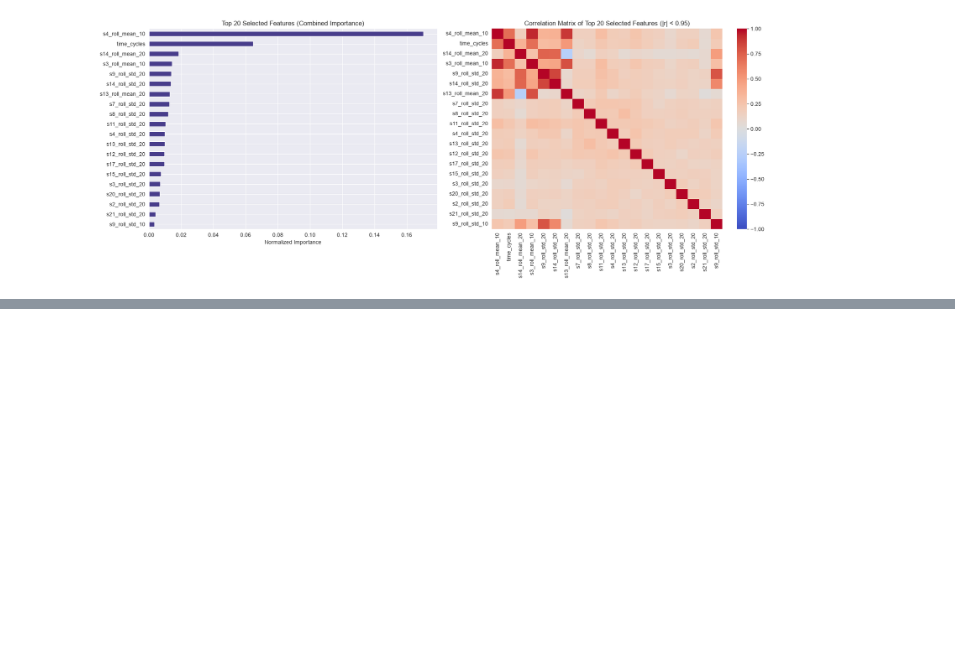
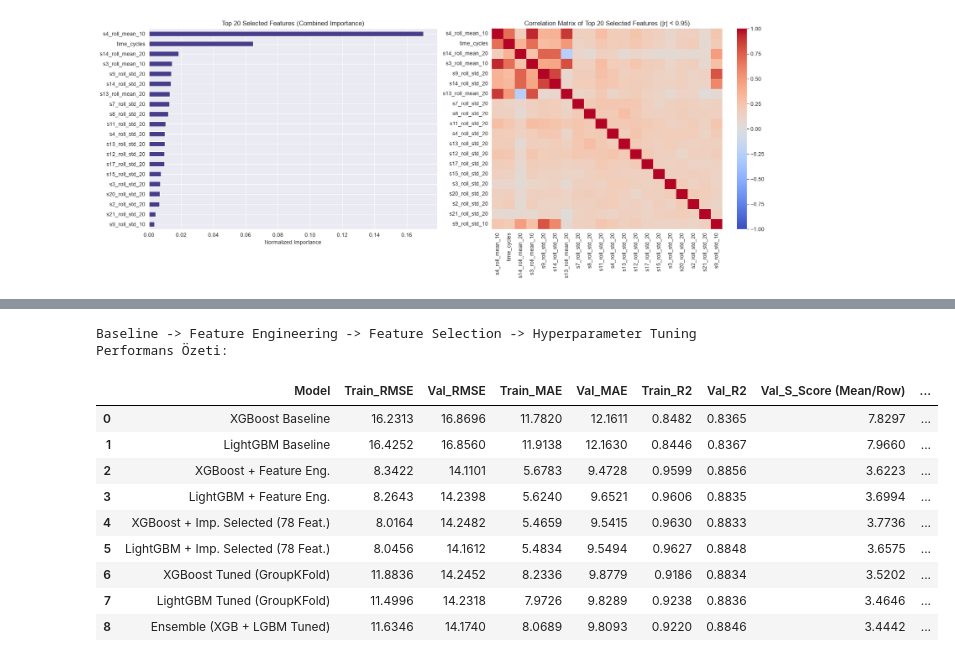
Before and after one commit to elifesin/predictive-maintenance, a Jupyter notebook: notebooks/_eda.ipynb, the cells around one changed output, grey strips where cells are left out. Drawn from its saved outputs; the diff is of its cells as text; code cells hidden in the pictures; blank space fills up the shorter version.

```diff
--- a/notebooks/_eda.ipynb
+++ b/notebooks/_eda.ipynb
@@ -681,0 +754,62 @@ plt.show()
+# %%
+# Optimize Edilmiş (Tuned) Modellerin Validation Performansı ve Ensemble (XGB + LGBM Ortalama)
+xgb_tuned = xgb_search.best_estimator_
+lgbm_tuned = lgbm_search.best_estimator_
+
+xgb_tuned_metrics, xgb_tuned_val_preds = evaluate_rul_model(
+    "XGBoost Tuned (GroupKFold)", xgb_tuned, X_train_imp78, y_train_fe, X_val_imp78, y_val_fe, val_fe
+)
+lgbm_tuned_metrics, lgbm_tuned_val_preds = evaluate_rul_model(
+    "LightGBM Tuned (GroupKFold)", lgbm_tuned, X_train_imp78, y_train_fe, X_val_imp78, y_val_fe, val_fe
+)
+
+# İki güçlü modelin tahmin ortalaması (Blending / Ensemble)
+ens_train_preds = 0.5 * np.clip(xgb_tuned.predict(X_train_imp78), 0, 125) + 0.5 * np.clip(lgbm_tuned.predict(X_train_imp78), 0, 125)
+ens_val_preds = 0.5 * xgb_tuned_val_preds + 0.5 * lgbm_tuned_val_preds
+
+ens_s_total, ens_s_mean = nasa_s_score(y_val_fe, ens_val_preds)
+val_temp_ens = val_fe[["engine_id", "time_cycles"]].copy()
+val_temp_ens["y_true"] = y_val_fe.values
+val_temp_ens["y_pred"] = ens_val_preds
+last_ens = val_temp_ens.sort_values("time_cycles").groupby("engine_id").last()
+ens_last_s, _ = nasa_s_score(last_ens["y_true"], last_ens["y_pred"])
+
+ensemble_metrics = {
+    "Model": "Ensemble (XGB + LGBM Tuned)",
+    "Train_RMSE": round(root_mean_squared_error(y_train_fe, ens_train_preds), 4),
+    "Val_RMSE": round(root_mean_squared_error(y_val_fe, ens_val_preds), 4),
+    "Train_MAE": round(mean_absolute_error(y_train_fe, ens_train_preds), 4),
+    "Val_MAE": round(mean_absolute_error(y_val_fe, ens_val_preds), 4),
+    "Train_R2": round(r2_score(y_train_fe, ens_train_preds), 4),
+    "Val_R2": round(r2_score(y_val_fe, ens_val_preds), 4),
+    "Val_S_Score (Mean/Row)": round(ens_s_mean, 4),
+    "Val_S_Score (Total)": round(ens_s_total, 2),
+    "Last_Cycle_S_Score": round(ens_last_s, 2),
+}
+
+final_comparison_df = pd.DataFrame([
+    xgb_metrics,
+    lgbm_metrics,
+    xgb_fe_metrics,
+    lgbm_fe_metrics,
+    xgb_imp78_metrics,
+    lgbm_imp78_metrics,
+    xgb_tuned_metrics,
+    lgbm_tuned_metrics,
+    ensemble_metrics
+])
+
+print("Baseline -> Feature Engineering -> Feature Selection -> Hyperparameter Tuning Performans Özeti:")
+display(final_comparison_df)
+# %% [output]
+Baseline -> Feature Engineering -> Feature Selection -> Hyperparameter Tuning Performans Özeti:
+|  | Model | Train_RMSE | Val_RMSE | Train_MAE | Val_MAE | Train_R2 | Val_R2 | Val_S_Score (Mean/Row) | ... |
+| 0 | XGBoost Baseline | 16.2313 | 16.8696 | 11.7820 | 12.1611 | 0.8482 | 0.8365 | 7.8297 | ... |
+| 1 | LightGBM Baseline | 16.4252 | 16.8560 | 11.9138 | 12.1630 | 0.8446 | 0.8367 | 7.9660 | ... |
+| 2 | XGBoost + Feature Eng. | 8.3422 | 14.1101 | 5.6783 | 9.4728 | 0.9599 | 0.8856 | 3.6223 | ... |
+| 3 | LightGBM + Feature Eng. | 8.2643 | 14.2398 | 5.6240 | 9.6521 | 0.9606 | 0.8835 | 3.6994 | ... |
+| 4 | XGBoost + Imp. Selected (78 Feat.) | 8.0164 | 14.2482 | 5.4659 | 9.5415 | 0.9630 | 0.8833 | 3.7736 | ... |
+| 5 | LightGBM + Imp. Selected (78 Feat.) | 8.0456 | 14.1612 | 5.4834 | 9.5494 | 0.9627 | 0.8848 | 3.6575 | ... |
+| 6 | XGBoost Tuned (GroupKFold) | 11.8836 | 14.2452 | 8.2336 | 9.8779 | 0.9186 | 0.8834 | 3.5202 | ... |
+| 7 | LightGBM Tuned (GroupKFold) | 11.4996 | 14.2318 | 7.9726 | 9.8289 | 0.9238 | 0.8836 | 3.4646 | ... |
+| 8 | Ensemble (XGB + LGBM Tuned) | 11.6346 | 14.1740 | 8.0689 | 9.8093 | 0.9220 | 0.8846 | 3.4442 | ... |
```
Also changed, not shown: parts of 3 cells of this notebook, 2 other files.
